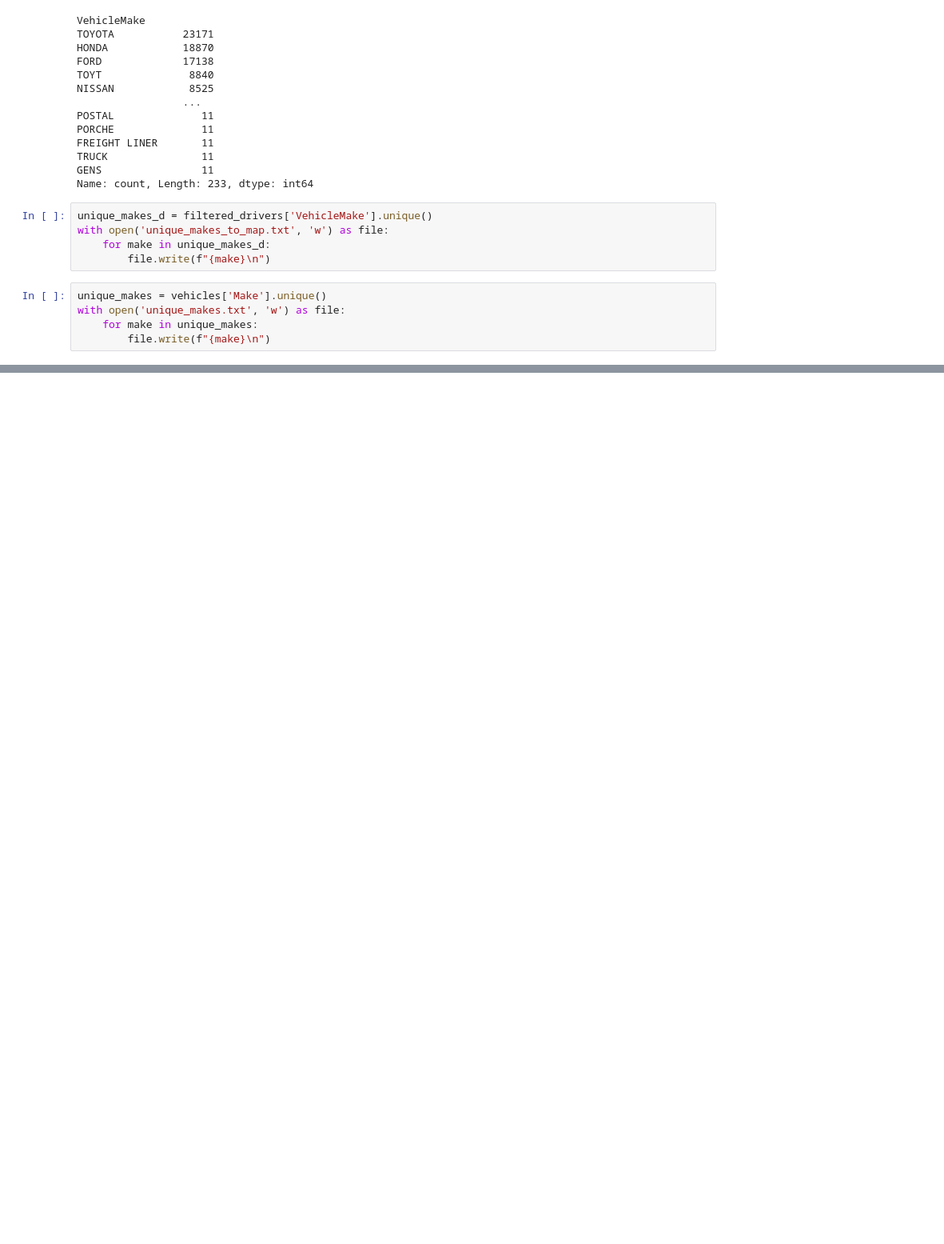
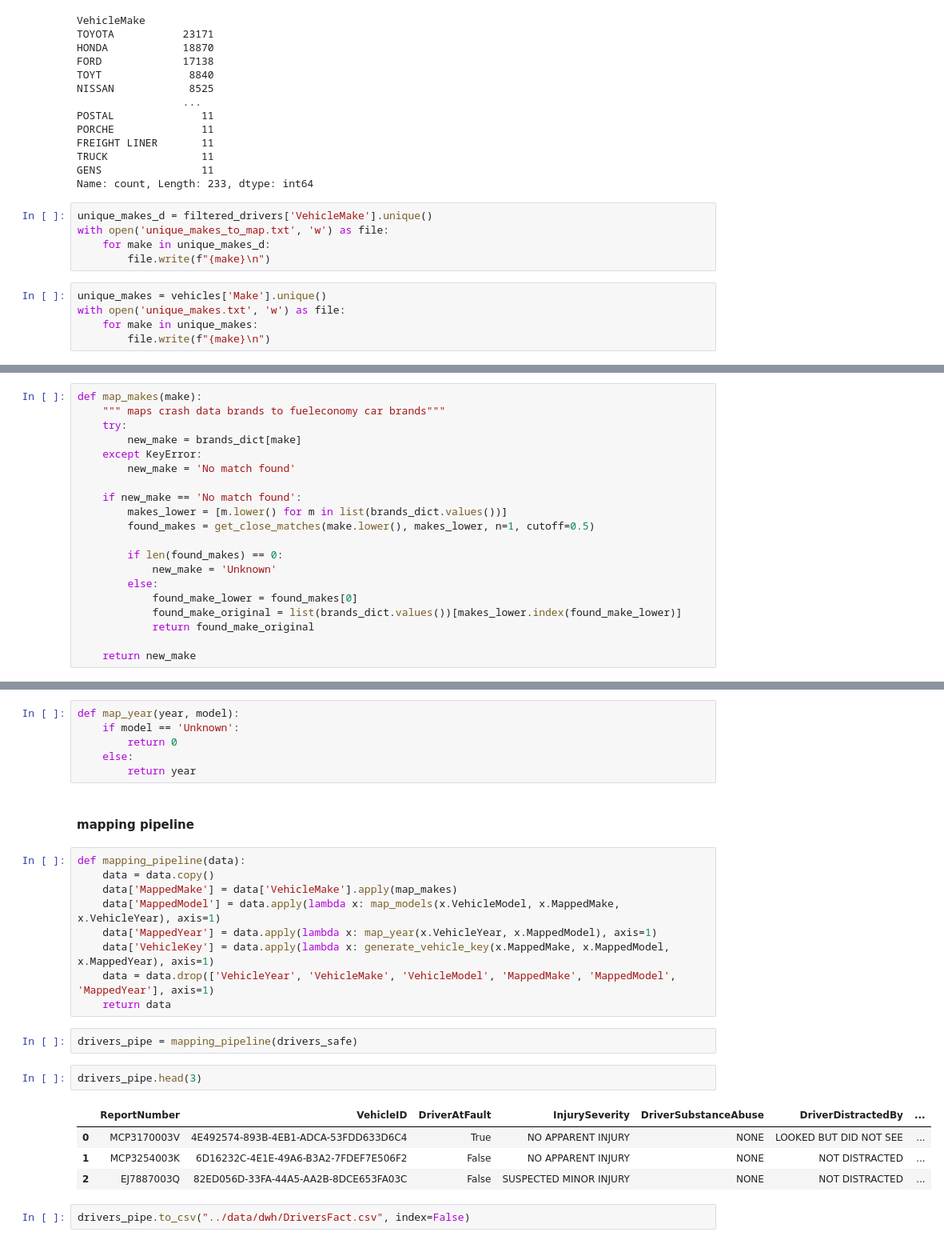
Before and after one commit to tymsoncyferki/vehicle-crashes-dwh, a Jupyter notebook: notebooks/etl_vehicles.ipynb, the cells around one changed output, grey strips where cells are left out. Shown at 80% size. Drawn from its saved outputs; the diff is of its cells as text; blank space fills up the shorter version.

```diff
--- a/notebooks/etl_vehicles.ipynb
+++ b/notebooks/etl_vehicles.ipynb
@@ -250,0 +273,20 @@ df_mapping.to_csv('/mnt/data/unique_makes_mapping.csv', index=False)
+# %%
+def map_makes(make):
+    """ maps crash data brands to fueleconomy car brands"""
+    try:
+        new_make = brands_dict[make]
+    except KeyError:
+        new_make = 'No match found'
+
+    if new_make == 'No match found':
+        makes_lower = [m.lower() for m in list(brands_dict.values())]
+        found_makes = get_close_matches(make.lower(), makes_lower, n=1, cutoff=0.5)
+
+        if len(found_makes) == 0:
+            new_make = 'Unknown'
+        else:
+            found_make_lower = found_makes[0]
+            found_make_original = list(brands_dict.values())[makes_lower.index(found_make_lower)]
+            return found_make_original
+
+    return new_make
@@ -250,0 +323,28 @@ df_mapping.to_csv('/mnt/data/unique_makes_mapping.csv', index=False)
+# %%
+def map_year(year, model):
+    if model == 'Unknown':
+        return 0
+    else:
+        return year
+# %% [markdown]
+#### mapping pipeline
+# %%
+def mapping_pipeline(data):
+    data = data.copy()
+    data['MappedMake'] = data['VehicleMake'].apply(map_makes)
+    data['MappedModel'] = data.apply(lambda x: map_models(x.VehicleModel, x.MappedMake, x.VehicleYear), axis=1)
+    data['MappedYear'] = data.apply(lambda x: map_year(x.VehicleYear, x.MappedModel), axis=1)
+    data['VehicleKey'] = data.apply(lambda x: generate_vehicle_key(x.MappedMake, x.MappedModel, x.MappedYear), axis=1)
+    data = data.drop(['VehicleYear', 'VehicleMake', 'VehicleModel', 'MappedMake', 'MappedModel', 'MappedYear'], axis=1)
+    return data
+# %%
+drivers_pipe = mapping_pipeline(drivers_safe)
+# %%
+drivers_pipe.head(3)
+# %% [output]
+|  | ReportNumber | VehicleID | DriverAtFault | InjurySeverity | DriverSubstanceAbuse | DriverDistractedBy | ... |
+| 0 | MCP3170003V | 4E492574-893B-4EB1-ADCA-53FDD633D6C4 | True | NO APPARENT INJURY | NONE | LOOKED BUT DID NOT SEE | ... |
+| 1 | MCP3254003K | 6D16232C-4E1E-49A6-B3A2-7FDEF7E506F2 | False | NO APPARENT INJURY | NONE | NOT DISTRACTED | ... |
+| 2 | EJ7887003Q | 82ED056D-33FA-44A5-AA2B-8DCE653FA03C | False | SUSPECTED MINOR INJURY | NONE | NOT DISTRACTED | ... |
+# %%
+drivers_pipe.to_csv("../data/dwh/DriversFact.csv", index=False)
```
Also changed, not shown: parts of 17 cells of this notebook, 9 other files.
